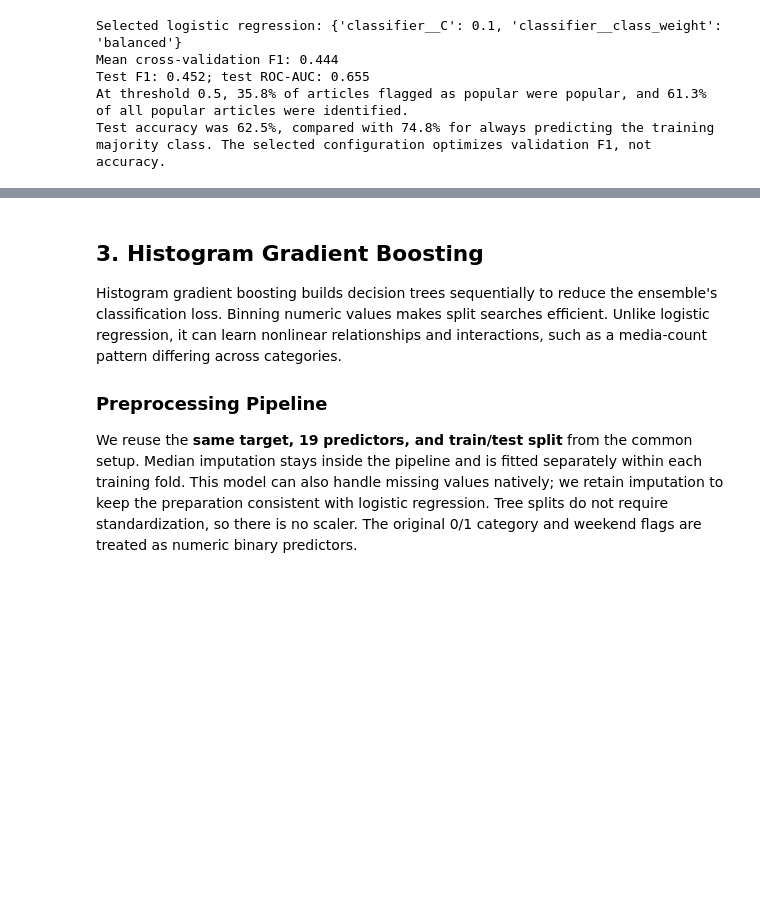
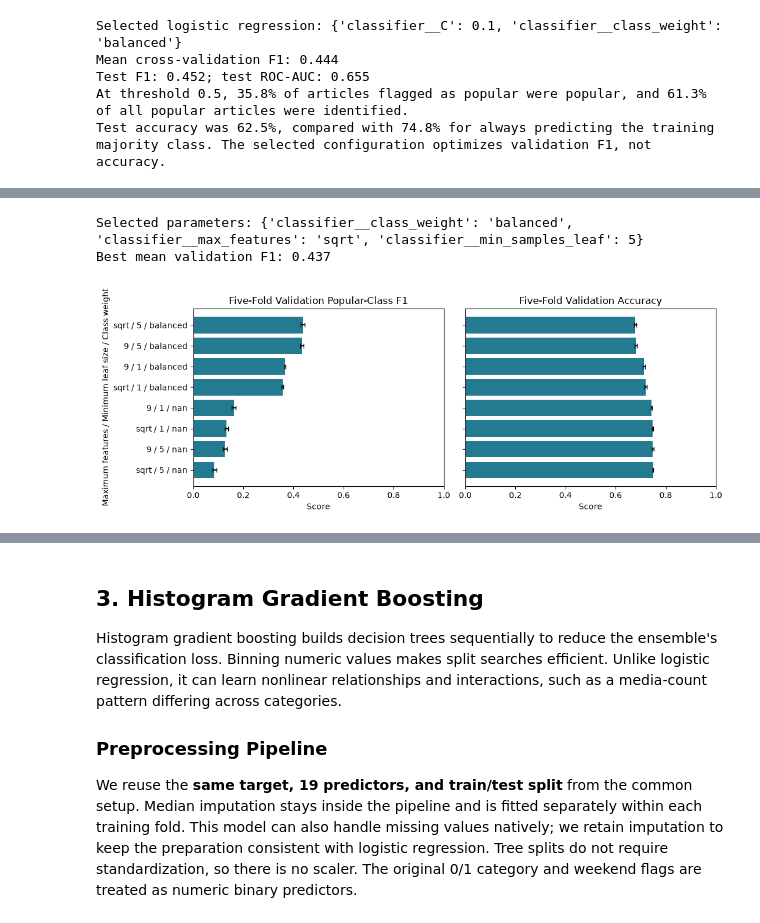
Before and after one commit to satam2/news-popularity-data-project, a Jupyter notebook: ml_models.ipynb, the cells around one changed output, grey strips where cells are left out. Cells and saved outputs as stored; diff of their text form; code cells hidden in the pictures; blank space fills up the shorter version.

```diff
--- a/ml_models.ipynb
+++ b/ml_models.ipynb
@@ -361,0 +378,17 @@ Test accuracy was 62.5%, compared with 74.8% for always predicting the training
+# %%
+rf_search = GridSearchCV(
+    rf_pipeline,
+    param_grid={
+        "classifier__max_features": ["sqrt", 9],
+        "classifier__min_samples_leaf": [1, 5],
+        "classifier__class_weight": [None, "balanced"]
+    },
+    scoring=scoring, refit="f1", cv=cv, n_jobs=1, error_score="raise",
+)
+rf_search.fit(X_train, y_train)
+show_cv_results(rf_search, {
+    "classifier__max_features": "Maximum features",
+    "classifier__min_samples_leaf": "Minimum leaf size",
+    "classifier__class_weight": "Class weight",
+})
+# %% [output]
@@ -361,0 +404,3 @@ Test accuracy was 62.5%, compared with 74.8% for always predicting the training
+Selected parameters: {'classifier__class_weight': 'balanced', 'classifier__max_features': 'sqrt', 'classifier__min_samples_leaf': 5}
+Best mean validation F1: 0.437
+[figure, added]
```
Also changed, not shown: parts of 14 cells of this notebook.
